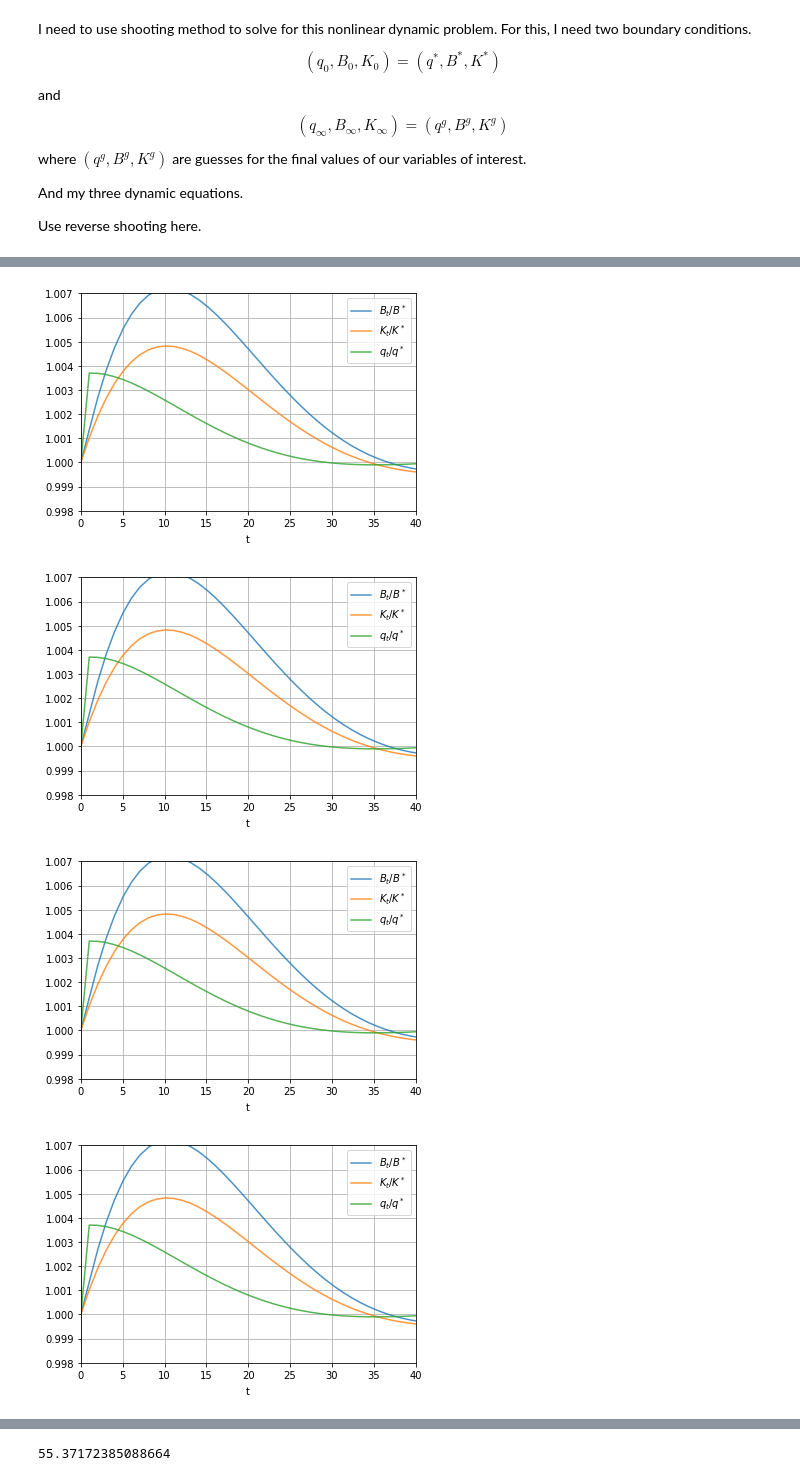
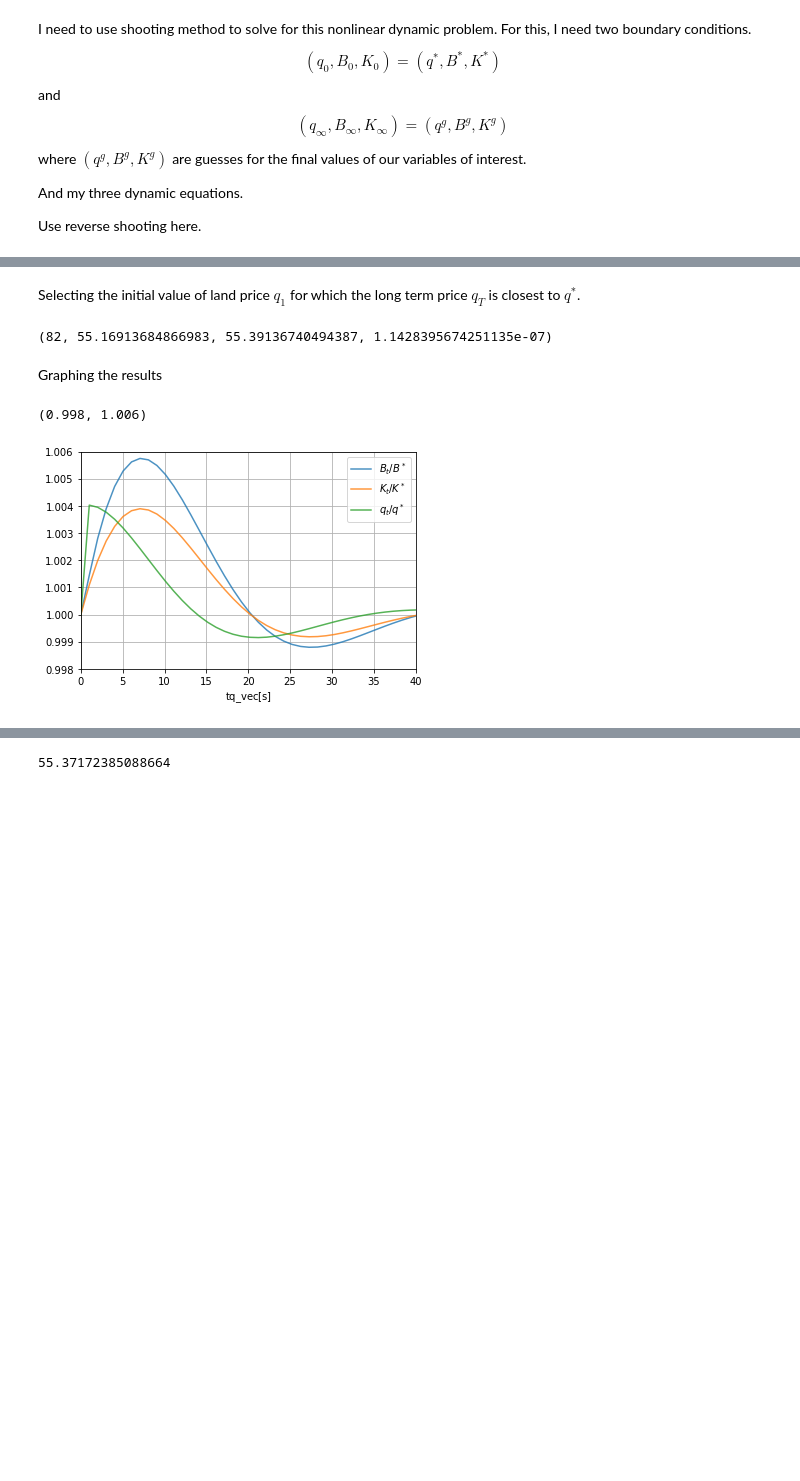
Before and after one commit to arnauddyevre/Kiyotaki_Moore_1997, a Jupyter notebook: EC539_assignment1_Dyevre.ipynb, the cells around one changed output, grey strips where cells are left out. Saved outputs shown, nothing was run; the diff lists cells and outputs as text; code cells hidden in the pictures; blank space fills up the shorter version.

```diff
--- a/EC539_assignment1_Dyevre.ipynb
+++ b/EC539_assignment1_Dyevre.ipynb
@@ -187,7 +175,7 @@ B[0], K[0] = B_star, K_star
 a_t
 
 #Generating test values for q_1, checking which ones lead to the steady state
-q_vec = np.linspace(q_star*(1.0037-0.00005), q_star*(1.0037+0.00005), trials)
+q_vec = np.linspace(q_star*(1.0037-0.0005), q_star*(1.0037+0.0005), trials)
 #q_vec = np.linspace(q_star*1.0037, q_star*1.0037, trials)
 q_vecSS = np.linspace(q_star, q_star, trials)
 q_mat = np.zeros((trials, 100))
@@ -235,20 +228,32 @@ for s in range(0, trials):
+# %% [markdown]
+Selecting the initial value of land price $q_1$ for which the long term price $q_T$ is closest to $q^*$.
+# %%
+#Defining a new vector of absolute distances to the steady state vale q*
+q_vec_abs = np.zeros(trials)
+for i in range(0, trials):
+  q_vec_abs[i] = abs(1 - q_mat[i, -1]/q_star)
+
+#Smallest absolute deviation
+index = np.argwhere(q_vec_abs == np.min(q_vec_abs))[0, 0]
+index, q_mat[index, -1], q_vec[index], q_vec_abs[index]
+# %% [output]
+(82, 55.16913684866983, 55.39136740494387, 1.1428395674251135e-07)
+# %% [markdown]
+Graphing the results
 # %%
-for s in range(0, trials):
-  B_graph = B_mat[s, :]/B_star
-  K_graph = K_mat[s, :]/K_star
-  q_graph = q_mat[s, :]/q_star
+B_graph = B_mat[index, :]/B_star
+K_graph = K_mat[index, :]/K_star
+q_graph = q_mat[index, :]/q_star
 
-  plt.figure(s) #, figsize=(15,10))
-  plt.plot(time, B_graph, alpha=0.8, label='$B_t/B^*$')
-  plt.plot(time, K_graph, alpha=0.8, label='$K_t/K^*$')
-  plt.plot(time, q_graph, alpha=0.8, label='$q_t/q^*$')
-  plt.xlabel("$\mathrm{t}$")
-  plt.legend()
-  plt.grid()
-  plt.xlim(0, 40)
-  plt.ylim(0.998, 1.007)
+plt.figure(1) #, figsize=(15,10))
+plt.plot(time, B_graph, alpha=0.8, label='$B_t/B^*$')
+plt.plot(time, K_graph, alpha=0.8, label='$K_t/K^*$')
+plt.plot(time, q_graph, alpha=0.8, label='$q_t/q^*$')
+plt.xlabel("$\mathrm{t}$" "q_vec[s]")
+plt.legend()
+plt.grid()
+plt.xlim(0, 40)
+plt.ylim(0.998, 1.006)
 # %% [output]
+(0.998, 1.006)
-[figure, old version]
+[figure, new version]
-[figure, removed]
-[figure, removed]
-[figure, removed]
```
Also changed, not shown: parts of 12 cells of this notebook.
